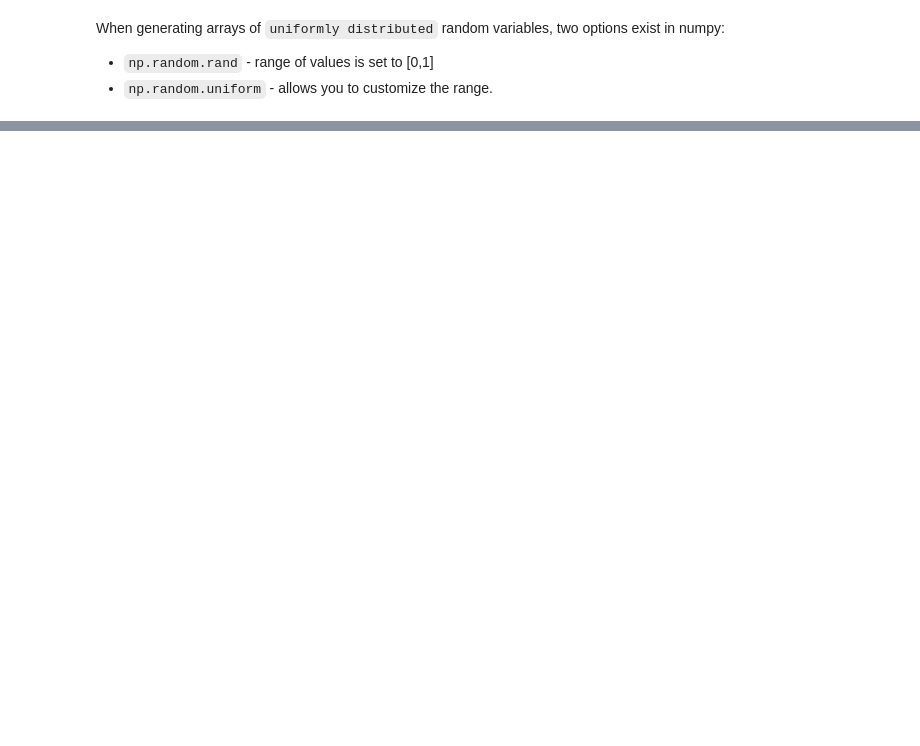
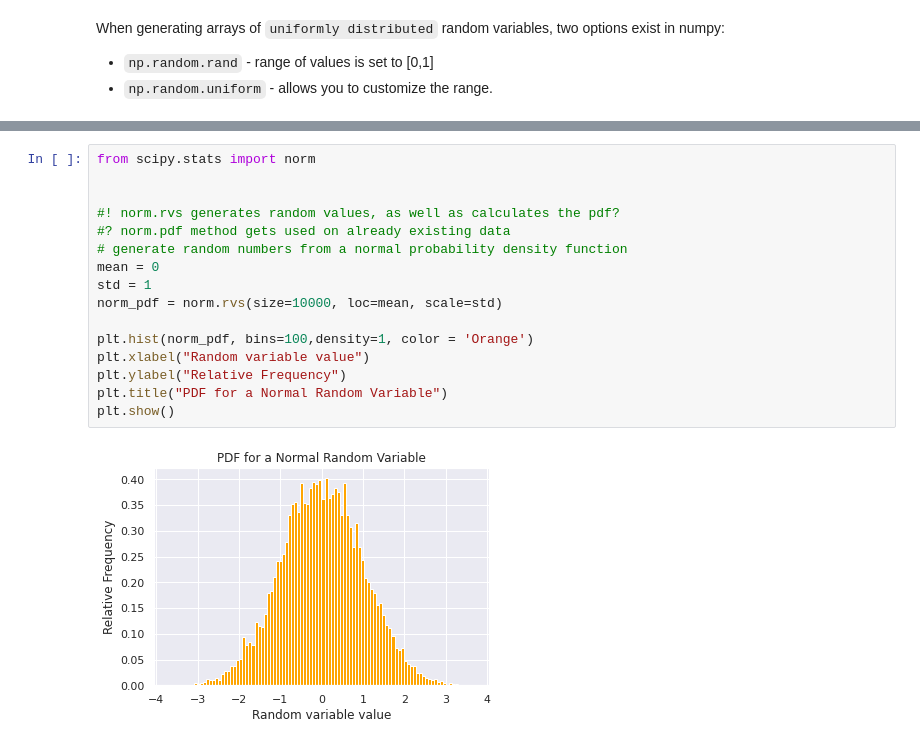
Before and after one commit to eric-sclafani/notes, a Jupyter notebook: math/stats/statscrashcourse/chap3_rv_and_probdistributions.ipynb, the cells around one changed output, grey strips where cells are left out. Drawn from its saved outputs; the diff is of its cells as text; blank space fills up the shorter version.

```diff
--- a/math/stats/statscrashcourse/chap3_rv_and_probdistributions.ipynb
+++ b/math/stats/statscrashcourse/chap3_rv_and_probdistributions.ipynb
@@ -144,0 +157,18 @@ Count probabilities: [0.27 0.53 0.2 ]
+# %%
+from scipy.stats import norm
+
+
+#! norm.rvs generates random values, as well as calculates the pdf?
+#? norm.pdf method gets used on already existing data
+# generate random numbers from a normal probability density function
+mean = 0
+std = 1
+norm_pdf = norm.rvs(size=10000, loc=mean, scale=std)
+
+plt.hist(norm_pdf, bins=100,density=1, color = 'Orange')
+plt.xlabel("Random variable value")
+plt.ylabel("Relative Frequency")
+plt.title("PDF for a Normal Random Variable")
+plt.show()
+# %% [output]
+[figure, added]
```
Also changed, not shown: parts of 19 cells of this notebook, 1 other file.
